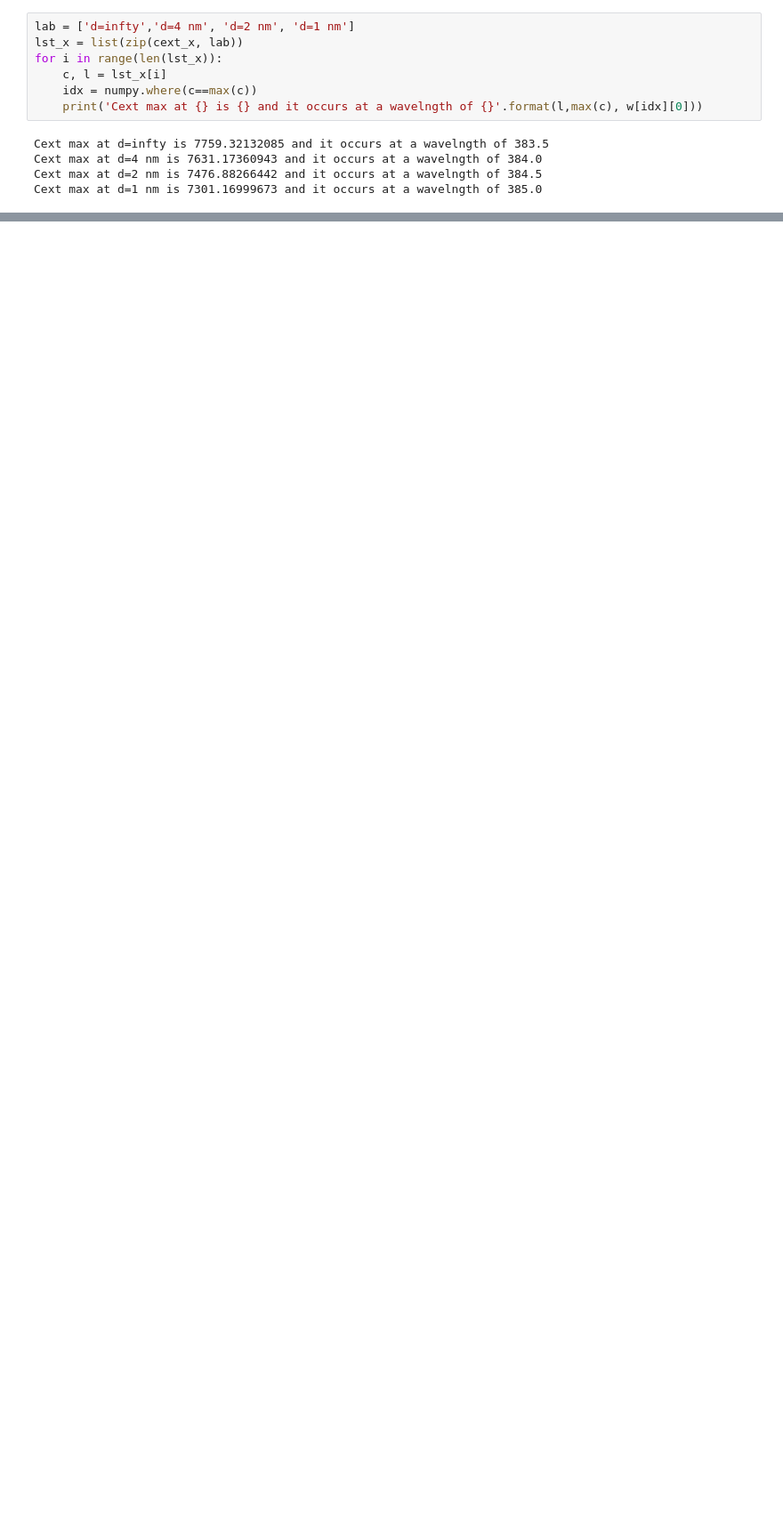
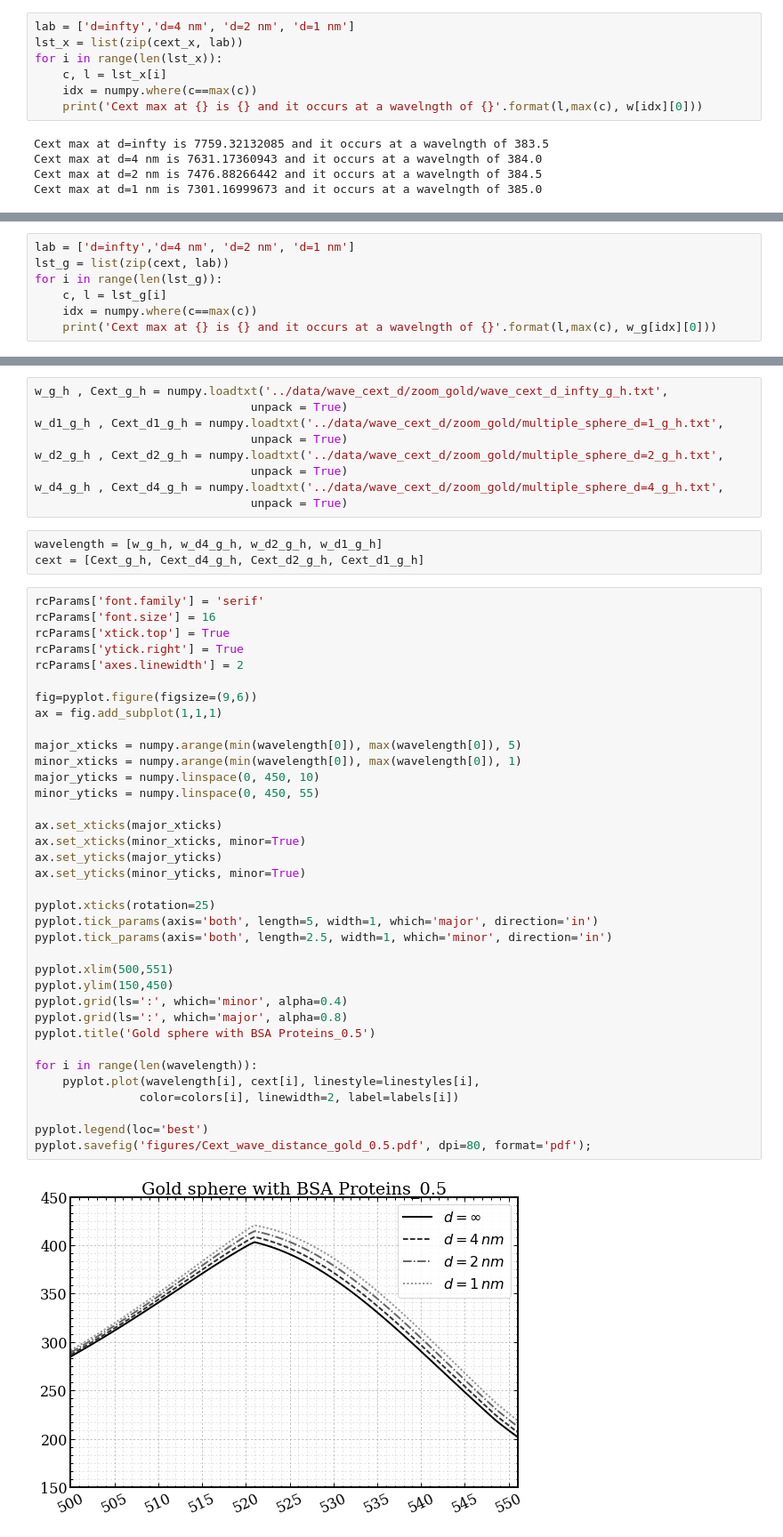
Before and after one commit to barbagroup/pygbe_lspr, a Jupyter notebook: analysis_notebooks/Cext_wave_distance.ipynb, the cells around one changed output, grey strips where cells are left out. Shown at 89% size. Saved outputs shown, nothing was run; the diff lists cells and outputs as text; blank space fills up the shorter version.

```diff
--- a/analysis_notebooks/Cext_wave_distance.ipynb
+++ b/analysis_notebooks/Cext_wave_distance.ipynb
@@ -75,0 +129,7 @@ Cext max at d=1 nm is 7301.16999673 and it occurs at a wavelngth of 385.0
+# %%
+lab = ['d=infty','d=4 nm', 'd=2 nm', 'd=1 nm']
+lst_g = list(zip(cext, lab))
+for i in range(len(lst_g)):
+    c, l = lst_g[i]
+    idx = numpy.where(c==max(c))
+    print('Cext max at {} is {} and it occurs at a wavelngth of {}'.format(l,max(c), w_g[idx][0]))
@@ -75,0 +141,50 @@ Cext max at d=1 nm is 7301.16999673 and it occurs at a wavelngth of 385.0
+# %%
+w_g_h , Cext_g_h = numpy.loadtxt('../data/wave_cext_d/zoom_gold/wave_cext_d_infty_g_h.txt',
+                               unpack = True)
+w_d1_g_h , Cext_d1_g_h = numpy.loadtxt('../data/wave_cext_d/zoom_gold/multiple_sphere_d=1_g_h.txt',
+                               unpack = True)
+w_d2_g_h , Cext_d2_g_h = numpy.loadtxt('../data/wave_cext_d/zoom_gold/multiple_sphere_d=2_g_h.txt',
+                               unpack = True)
+w_d4_g_h , Cext_d4_g_h = numpy.loadtxt('../data/wave_cext_d/zoom_gold/multiple_sphere_d=4_g_h.txt',
+                               unpack = True)
+# %%
+wavelength = [w_g_h, w_d4_g_h, w_d2_g_h, w_d1_g_h]
+cext = [Cext_g_h, Cext_d4_g_h, Cext_d2_g_h, Cext_d1_g_h]
+# %%
+rcParams['font.family'] = 'serif'
+rcParams['font.size'] = 16
+rcParams['xtick.top'] = True
+rcParams['ytick.right'] = True
+rcParams['axes.linewidth'] = 2
+
+fig=pyplot.figure(figsize=(9,6))
+ax = fig.add_subplot(1,1,1)
+
+major_xticks = numpy.arange(min(wavelength[0]), max(wavelength[0]), 5)
+minor_xticks = numpy.arange(min(wavelength[0]), max(wavelength[0]), 1)
+major_yticks = numpy.linspace(0, 450, 10)
+minor_yticks = numpy.linspace(0, 450, 55)
+
+ax.set_xticks(major_xticks)
+ax.set_xticks(minor_xticks, minor=True)
+ax.set_yticks(major_yticks)
+ax.set_yticks(minor_yticks, minor=True)
+
+pyplot.xticks(rotation=25)
+pyplot.tick_params(axis='both', length=5, width=1, which='major', direction='in')
+pyplot.tick_params(axis='both', length=2.5, width=1, which='minor', direction='in')
+
+pyplot.xlim(500,551)
+pyplot.ylim(150,450)
+pyplot.grid(ls=':', which='minor', alpha=0.4)
+pyplot.grid(ls=':', which='major', alpha=0.8)
+pyplot.title('Gold sphere with BSA Proteins_0.5')
+
+for i in range(len(wavelength)):
+    pyplot.plot(wavelength[i], cext[i], linestyle=linestyles[i],
+               color=colors[i], linewidth=2, label=labels[i])
+
+pyplot.legend(loc='best')
+pyplot.savefig('figures/Cext_wave_distance_gold_0.5.pdf', dpi=80, format='pdf');
+# %% [output]
+[figure, added]
```
Also changed, not shown: parts of 6 cells of this notebook.
